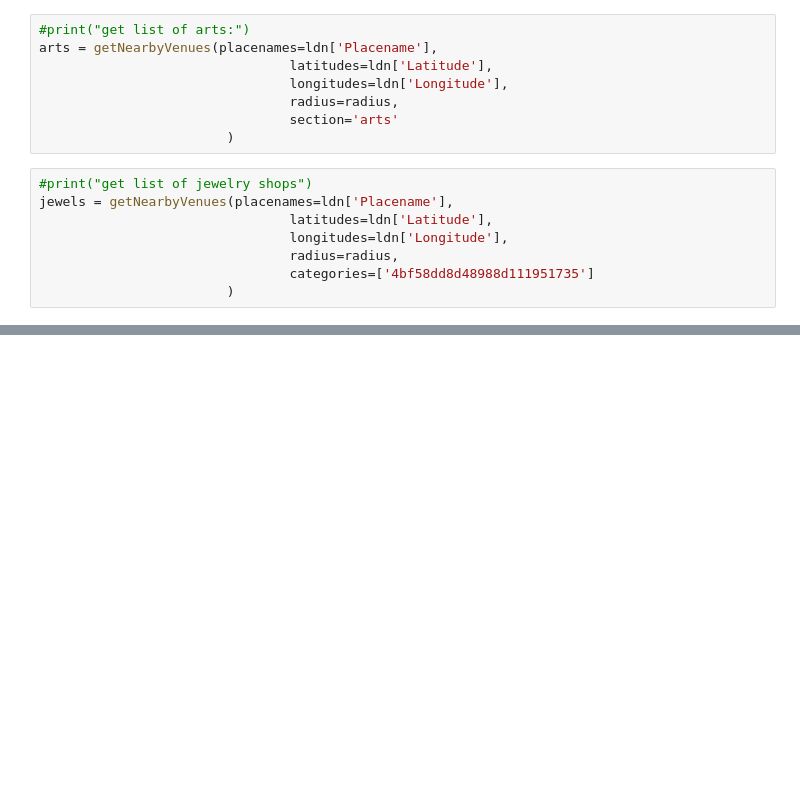
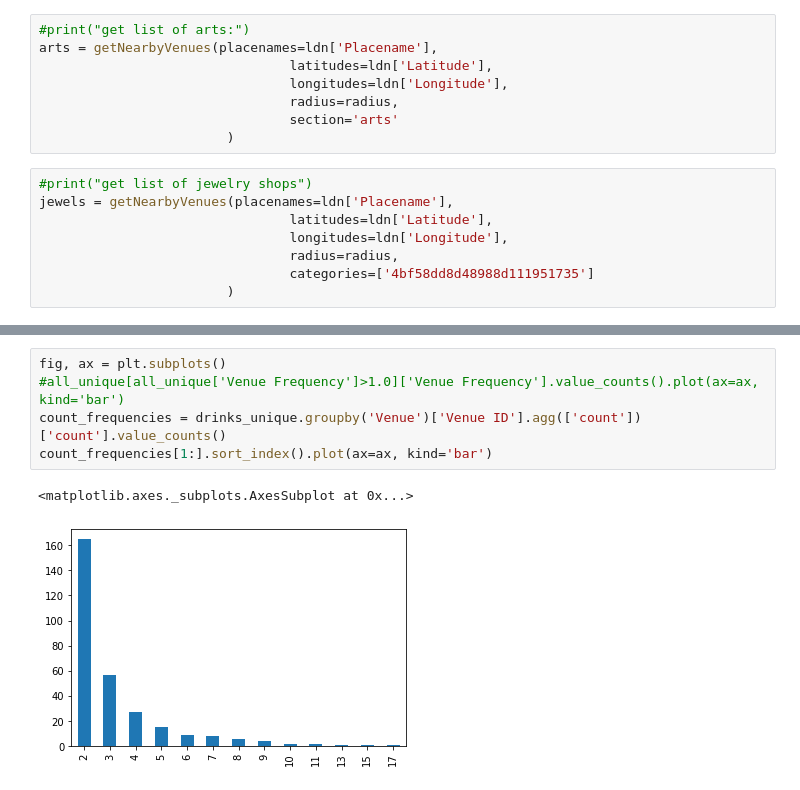
Before and after one commit to cuajo13/Coursera_Capstone, a Jupyter notebook: Battle of the Neighbourhoods Final.ipynb, the cells around one changed output, grey strips where cells are left out. Saved outputs shown, nothing was run; the diff lists cells and outputs as text; blank space fills up the shorter version.

```diff
--- a/Battle of the Neighbourhoods Final.ipynb
+++ b/Battle of the Neighbourhoods Final.ipynb
@@ -347,0 +382,8 @@ Now we have some data, we can do some exploration.
+# %%
+fig, ax = plt.subplots()
+#all_unique[all_unique['Venue Frequency']>1.0]['Venue Frequency'].value_counts().plot(ax=ax, kind='bar')
+count_frequencies = drinks_unique.groupby('Venue')['Venue ID'].agg(['count'])['count'].value_counts()
+count_frequencies[1:].sort_index().plot(ax=ax, kind='bar')
+# %% [output]
+<matplotlib.axes._subplots.AxesSubplot at 0x...>
+[figure, added]
```
Also changed, not shown: parts of 30 cells of this notebook.
